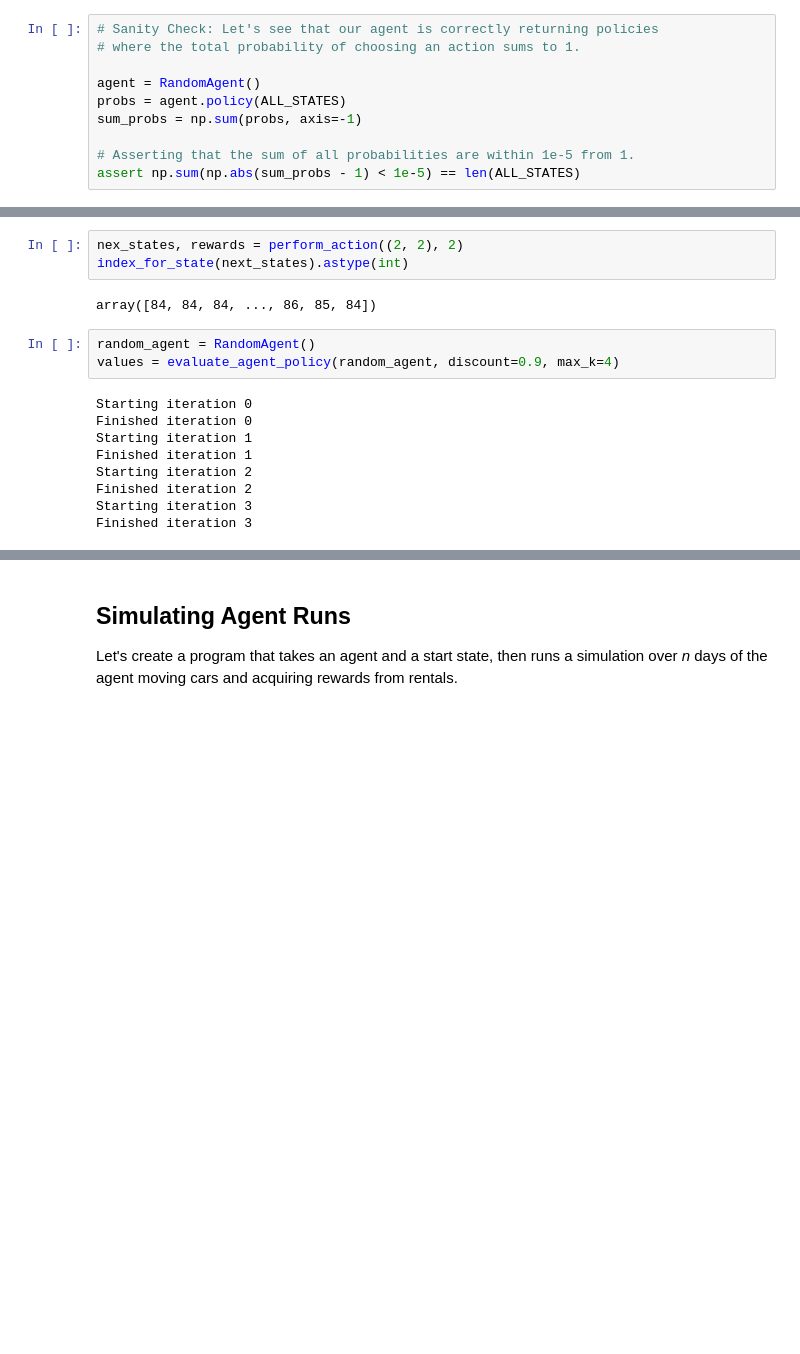
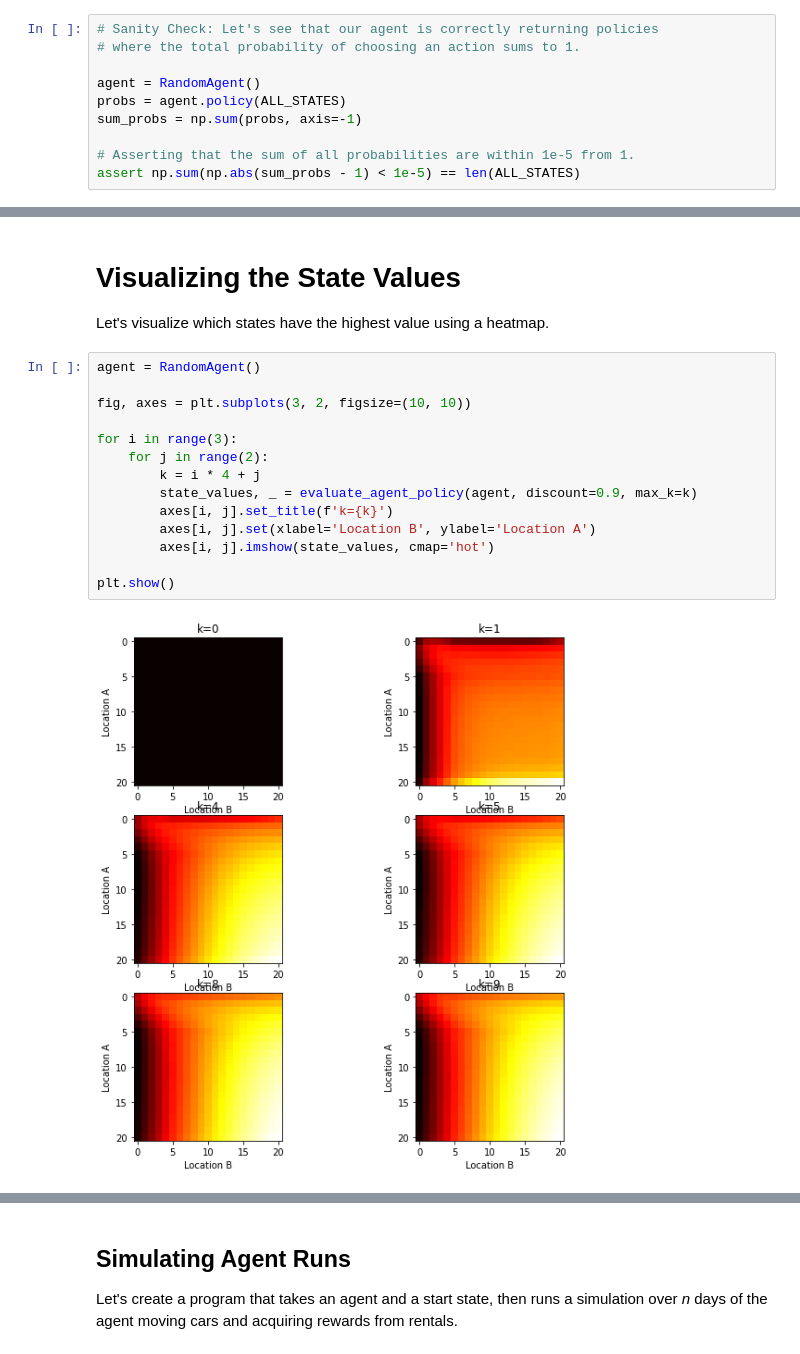
Before and after one commit to mbac19/data_science, a Jupyter notebook: sutton/jacks_car_rental.ipynb, the cells around one changed output, grey strips where cells are left out. Saved outputs shown, nothing was run; the diff lists cells and outputs as text; blank space fills up the shorter version.

```diff
--- a/sutton/jacks_car_rental.ipynb
+++ b/sutton/jacks_car_rental.ipynb
@@ -447,17 +498,20 @@ def evaluate_agent_policy(agent, discount, max_k):
-# %%
-nex_states, rewards = perform_action((2, 2), 2)
-index_for_state(next_states).astype(int)
-# %% [output]
-array([84, 84, 84, ..., 86, 85, 84])
-# %%
-random_agent = RandomAgent()
-values = evaluate_agent_policy(random_agent, discount=0.9, max_k=4)
-# %% [output]
-Starting iteration 0
-Finished iteration 0
-Starting iteration 1
-Finished iteration 1
-Starting iteration 2
-Finished iteration 2
-Starting iteration 3
-Finished iteration 3
+# %% [markdown]
+# Visualizing the State Values
+
+Let's visualize which states have the highest value using a heatmap.
+# %%
+agent = RandomAgent()
+
+fig, axes = plt.subplots(3, 2, figsize=(10, 10))
+
+for i in range(3):
+    for j in range(2):
+        k = i * 4 + j
+        state_values, _ = evaluate_agent_policy(agent, discount=0.9, max_k=k)
+        axes[i, j].set_title(f'k={k}')
+        axes[i, j].set(xlabel='Location B', ylabel='Location A')
+        axes[i, j].imshow(state_values, cmap='hot')
+
+plt.show()
+# %% [output]
+[figure, added]
```
Also changed, not shown: parts of 13 cells of this notebook.
